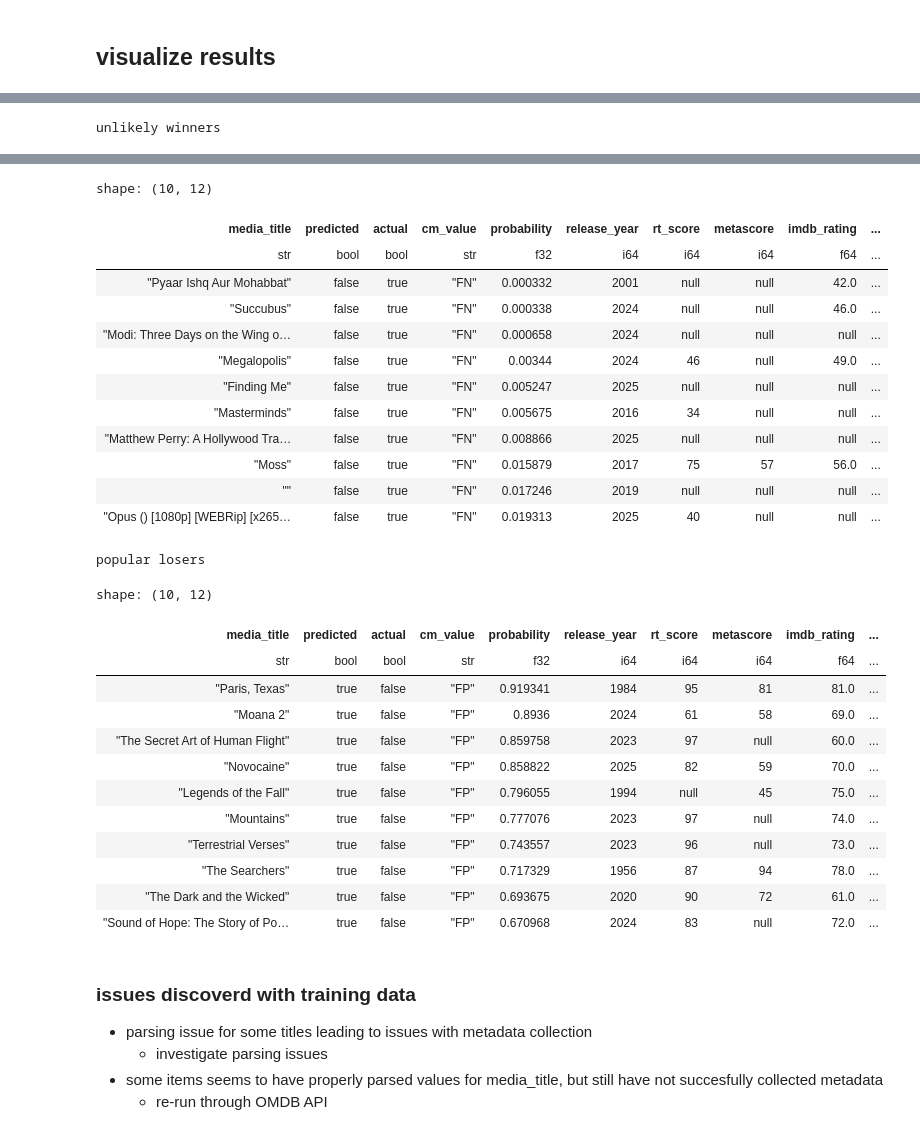
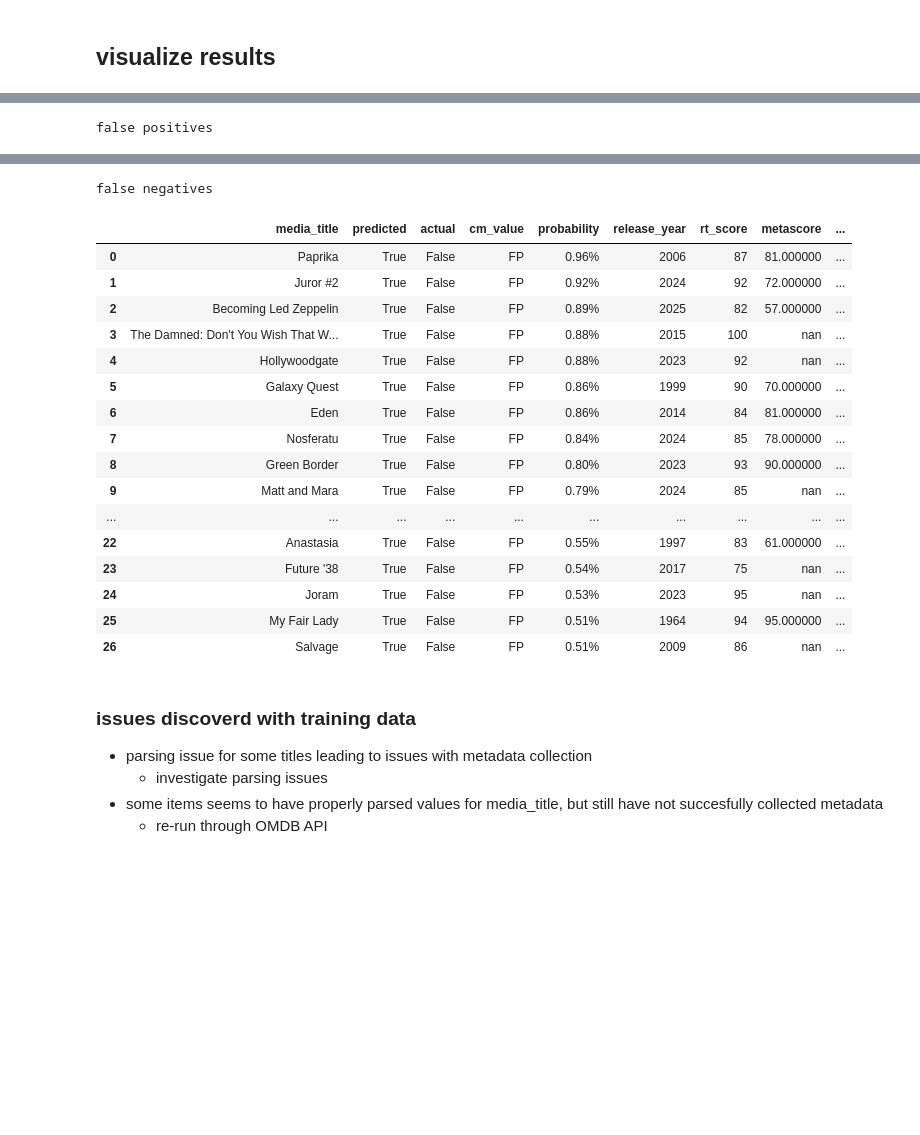
Before and after one commit to x81k25/reel-driver, a Jupyter notebook: notebooks/binomial_classifier_analysis.ipynb, the cells around one changed output, grey strips where cells are left out. Drawn from its saved outputs; the diff is of its cells as text; code cells hidden in the pictures; blank space fills up the shorter version.

```diff
--- a/notebooks/binomial_classifier_analysis.ipynb
+++ b/notebooks/binomial_classifier_analysis.ipynb
@@ -154,13 +179,30 @@ plt.show()
 # %%
 # show outliers
-postive_outliers = df.filter(pl.col("actual")).sort("probability")
+# note: the conditional format will not render in github
+false_negatives = df.filter(pl.col("cm_value")=="FN").sort("probability").to_pandas()
 
-print("unlikely winners")
-display(postive_outliers.head(10))
+# Create styled table with conditional formatting
+styled_false_negatives = (false_negatives
+    .style
+    .background_gradient(subset=['probability'], cmap='RdYlGn_r')  # Red to Yellow to Green (reversed)
+    .bar(subset=['probability'], color='#4a90e2', align='mid')  # Add bar charts
+    .format({'probability': '{:,.0f}', 'probability': '{:.2f}%'})  # Format numbers
+    .set_caption('false positives')
+)
 
-negative_outliers = df.filter(pl.col("actual") == False).sort("probability", descending=True)
+display(styled_false_negatives)
 
-print("popular losers")
-display(negative_outliers.head(10))
+false_positives = df.filter(pl.col("cm_value")=="FP").sort("probability", descending=True).to_pandas()
+
+# Create styled table with conditional formatting
+styled_false_positives = (false_positives
+    .style
+    .background_gradient(subset=['probability'], cmap='RdYlGn_r')  # Red to Yellow to Green (reversed)
+    .bar(subset=['probability'], color='#4a90e2', align='mid')  # Add bar charts
+    .format({'probability': '{:,.0f}', 'probability': '{:.2f}%'})  # Format numbers
+    .set_caption('false negatives')
+)
+
+display(styled_false_positives)
 # %% [output]
-unlikely winners
+false positives
@@ -167,29 +226,20 @@ unlikely winners
-shape: (10, 12)
+false negatives
-| media_title | predicted | actual | cm_value | probability | release_year | rt_score | metascore | imdb_rating | ... |
-| str | bool | bool | str | f32 | i64 | i64 | i64 | f64 | ... |
-| "Pyaar Ishq Aur Mohabbat" | false | true | "FN" | 0.000332 | 2001 | null | null | 42.0 | ... |
-| "Succubus" | false | true | "FN" | 0.000338 | 2024 | null | null | 46.0 | ... |
-| "Modi: Three Days on the Wing o… | false | true | "FN" | 0.000658 | 2024 | null | null | null | ... |
-| "Megalopolis" | false | true | "FN" | 0.00344 | 2024 | 46 | null | 49.0 | ... |
-| "Finding Me" | false | true | "FN" | 0.005247 | 2025 | null | null | null | ... |
-| "Masterminds" | false | true | "FN" | 0.005675 | 2016 | 34 | null | null | ... |
-| "Matthew Perry: A Hollywood Tra… | false | true | "FN" | 0.008866 | 2025 | null | null | null | ... |
-| "Moss" | false | true | "FN" | 0.015879 | 2017 | 75 | 57 | 56.0 | ... |
-| "" | false | true | "FN" | 0.017246 | 2019 | null | null | null | ... |
-| "Opus () [1080p] [WEBRip] [x265… | false | true | "FN" | 0.019313 | 2025 | 40 | null | null | ... |
-popular losers
-shape: (10, 12)
-| media_title | predicted | actual | cm_value | probability | release_year | rt_score | metascore | imdb_rating | ... |
-| str | bool | bool | str | f32 | i64 | i64 | i64 | f64 | ... |
-| "Paris, Texas" | true | false | "FP" | 0.919341 | 1984 | 95 | 81 | 81.0 | ... |
-| "Moana 2" | true | false | "FP" | 0.8936 | 2024 | 61 | 58 | 69.0 | ... |
-| "The Secret Art of Human Flight" | true | false | "FP" | 0.859758 | 2023 | 97 | null | 60.0 | ... |
-| "Novocaine" | true | false | "FP" | 0.858822 | 2025 | 82 | 59 | 70.0 | ... |
-| "Legends of the Fall" | true | false | "FP" | 0.796055 | 1994 | null | 45 | 75.0 | ... |
-| "Mountains" | true | false | "FP" | 0.777076 | 2023 | 97 | null | 74.0 | ... |
-| "Terrestrial Verses" | true | false | "FP" | 0.743557 | 2023 | 96 | null | 73.0 | ... |
-| "The Searchers" | true | false | "FP" | 0.717329 | 1956 | 87 | 94 | 78.0 | ... |
-| "The Dark and the Wicked" | true | false | "FP" | 0.693675 | 2020 | 90 | 72 | 61.0 | ... |
-| "Sound of Hope: The Story of Po… | true | false | "FP" | 0.670968 | 2024 | 83 | null | 72.0 | ... |
+|  | media_title | predicted | actual | cm_value | probability | release_year | rt_score | metascore | ... |
+| 0 | Paprika | True | False | FP | 0.96% | 2006 | 87 | 81.000000 | ... |
+| 1 | Juror #2 | True | False | FP | 0.92% | 2024 | 92 | 72.000000 | ... |
+| 2 | Becoming Led Zeppelin | True | False | FP | 0.89% | 2025 | 82 | 57.000000 | ... |
+| 3 | The Damned: Don't You Wish That W... | True | False | FP | 0.88% | 2015 | 100 | nan | ... |
+| 4 | Hollywoodgate | True | False | FP | 0.88% | 2023 | 92 | nan | ... |
+| 5 | Galaxy Quest | True | False | FP | 0.86% | 1999 | 90 | 70.000000 | ... |
+| 6 | Eden | True | False | FP | 0.86% | 2014 | 84 | 81.000000 | ... |
+| 7 | Nosferatu | True | False | FP | 0.84% | 2024 | 85 | 78.000000 | ... |
+| 8 | Green Border | True | False | FP | 0.80% | 2023 | 93 | 90.000000 | ... |
+| 9 | Matt and Mara | True | False | FP | 0.79% | 2024 | 85 | nan | ... |
+| ... | ... | ... | ... | ... | ... | ... | ... | ... | ... |
+| 22 | Anastasia | True | False | FP | 0.55% | 1997 | 83 | 61.000000 | ... |
+| 23 | Future '38 | True | False | FP | 0.54% | 2017 | 75 | nan | ... |
+| 24 | Joram | True | False | FP | 0.53% | 2023 | 95 | nan | ... |
+| 25 | My Fair Lady | True | False | FP | 0.51% | 1964 | 94 | 95.000000 | ... |
+| 26 | Salvage | True | False | FP | 0.51% | 2009 | 86 | nan | ... |
 # %%
 # export false positives and false negaties for further investigation
```
Also changed, not shown: parts of 9 cells of this notebook, 8 other files.
